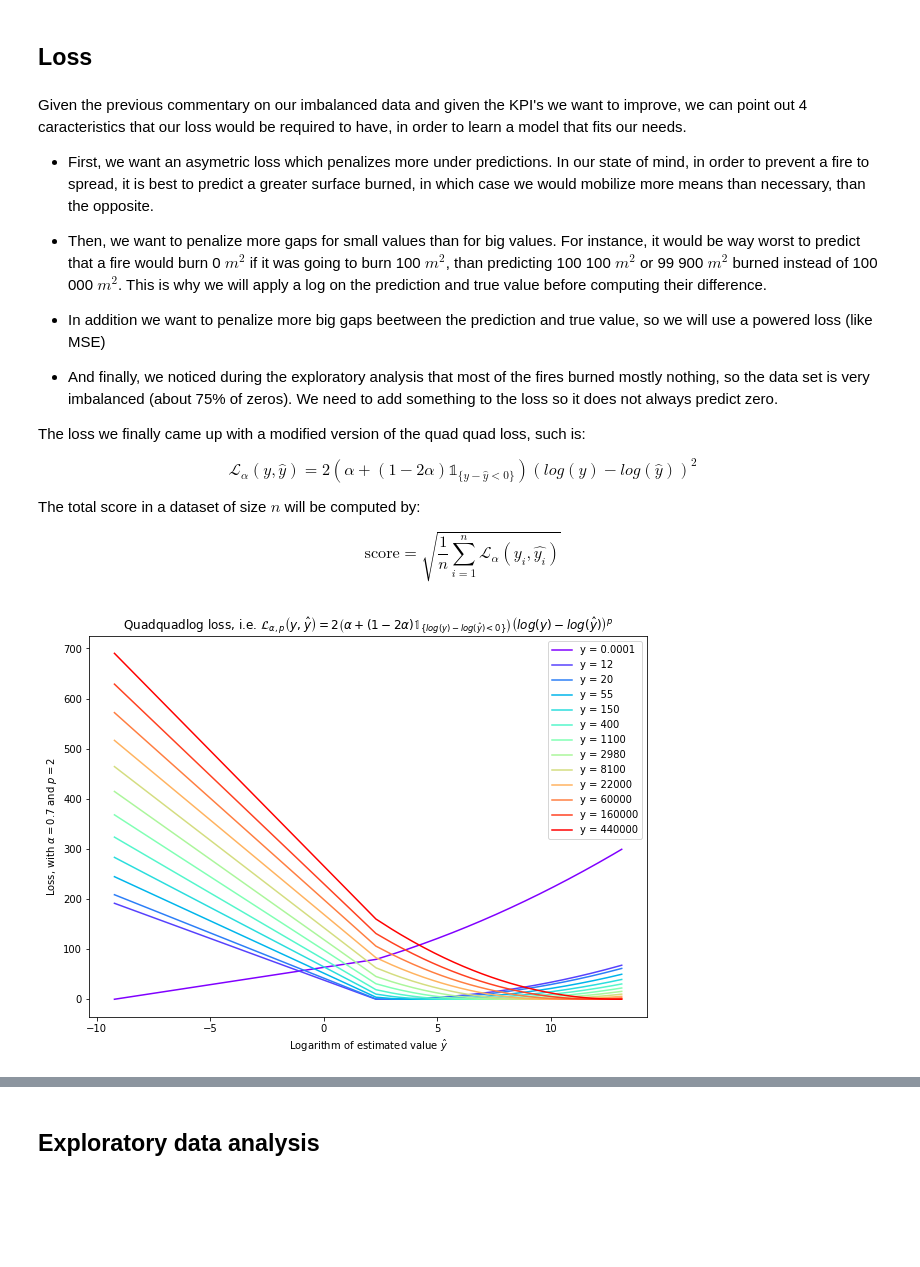
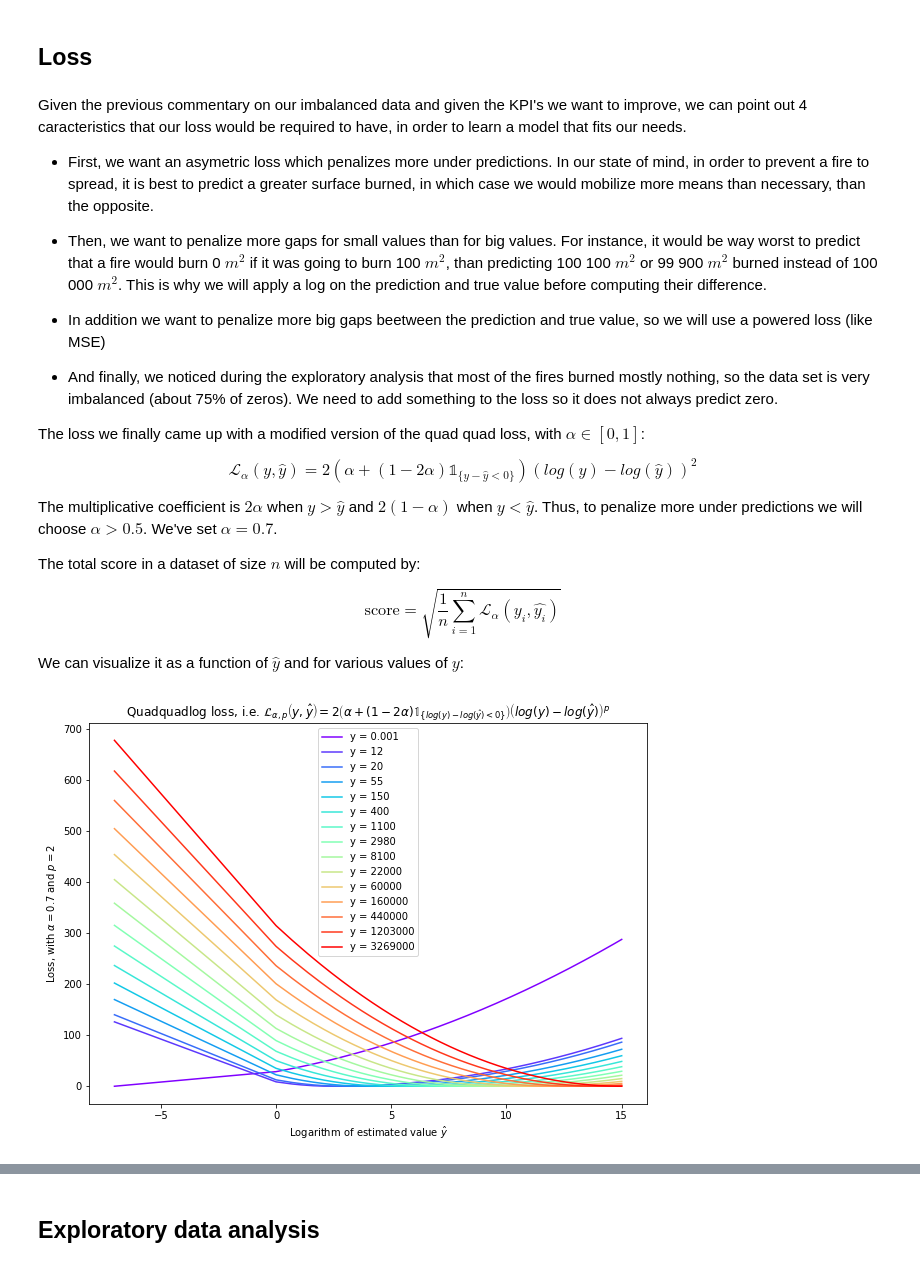
Before and after one commit to fd0r/Wildfire-Area, a Jupyter notebook: WFA_starting_kit.ipynb, the cells around one changed output, grey strips where cells are left out. Cells and saved outputs as stored; diff of their text form; code cells hidden in the pictures; blank space fills up the shorter version.

```diff
--- a/WFA_starting_kit.ipynb
+++ b/WFA_starting_kit.ipynb
@@ -140,10 +140,14 @@ Given the previous commentary on our imbalanced data and given the KPI's we want
 
 - And finally, we noticed during the exploratory analysis that most of the fires burned mostly nothing, so the data set is very imbalanced (about 75% of zeros). We need to add something to the loss so it does not always predict zero.
 
-The loss we finally came up with a modified version of the quad quad loss, such is:
+The loss we finally came up with a modified version of the quad quad loss, with $\alpha \in [0,1]$:
 
 $$\mathcal{L}_\alpha\left(y,\hat{y}\right) = 2\left( \alpha + (1-2\alpha)\mathbb{1}_{\{y-\hat{y} < 0\}} \right)\left(log(y) - log(\hat{y}) \right)^{2}$$
+
+The multiplicative coefficient is $2\alpha$ when $y > \hat{y}$ and $2(1-\alpha)$ when $y < \hat{y}$. Thus, to penalize more under predictions we will choose $\alpha > 0.5$. We've set $\alpha = 0.7$.
 
 The total score in a dataset of size $n$ will be computed by:
 
 $$ \text{score} = \sqrt{\frac{1}{n} \sum_{i = 1}^{n} \mathcal{L}_\alpha\left(y_i,\hat{y_i}\right) } $$
+
+We can visualize it as a function of $\hat{y}$ and for various values of $y$:
@@ -158,16 +154,23 @@ ypred = np.arange(0.0001,500000,10)
-# %%
-def quadquadlog(alpha,p,y,ypred):
-    return 2*(alpha+(1-2*alpha)*(1*((np.log(y)-np.log(ypred)) < 0)))*((np.log(y)-np.log(ypred))**2)
 # %%
+import numpy as np
+import matplotlib.pyplot as plt
+import matplotlib.cm as cm
+
+alpha = 0.7
+y = [0.001,12,20,55,150,400,1100,2980,8100,22000,60000,160000,440000,1203000,3269000]
+ypred = np.arange(0.0009,3270000,1)
+
+def quadquadlog(alpha,y,ypred):
+    return 2*(alpha+(1-2*alpha)*(1*((np.log(y)-np.log(ypred)) < 0)))*((np.log(y)-np.log(ypred))**2)
+
 plt.figure(figsize=(10,7))
 colors = cm.rainbow(np.linspace(0, 1, len(y)))
 for elem, c in zip(y, colors):
-    plt.plot(np.log(ypred), quadquadlog(alpha,p,elem,ypred),color=c,label='y = '+str(elem))
+    plt.plot(np.log(ypred), quadquadlog(alpha,elem,ypred),color=c,label='y = '+str(elem))
 plt.legend()
 plt.xlabel(r'Logarithm of estimated value $\hat{y}$')
 plt.ylabel(r'Loss, with $\alpha = 0.7$ and $p = 2$')
 plt.title(r'Quadquadlog loss, i.e. $\mathcal{L}_{\alpha,p}\left(y,\hat{y}\right) = 2\left( \alpha + (1-2\alpha)\mathbb{1}_{\{log(y)-log(\hat{y}) < 0\}} \right)\left(log(y) - log(\hat{y}) \right)^{p}$')
 plt.show()
-#plt.savefig('Quadquadlog_loss_0.7_2.png')
 # %% [output]
-[figure, old version]
+[figure, new version]
```
Also changed, not shown: parts of 57 cells of this notebook, 1 other file.
